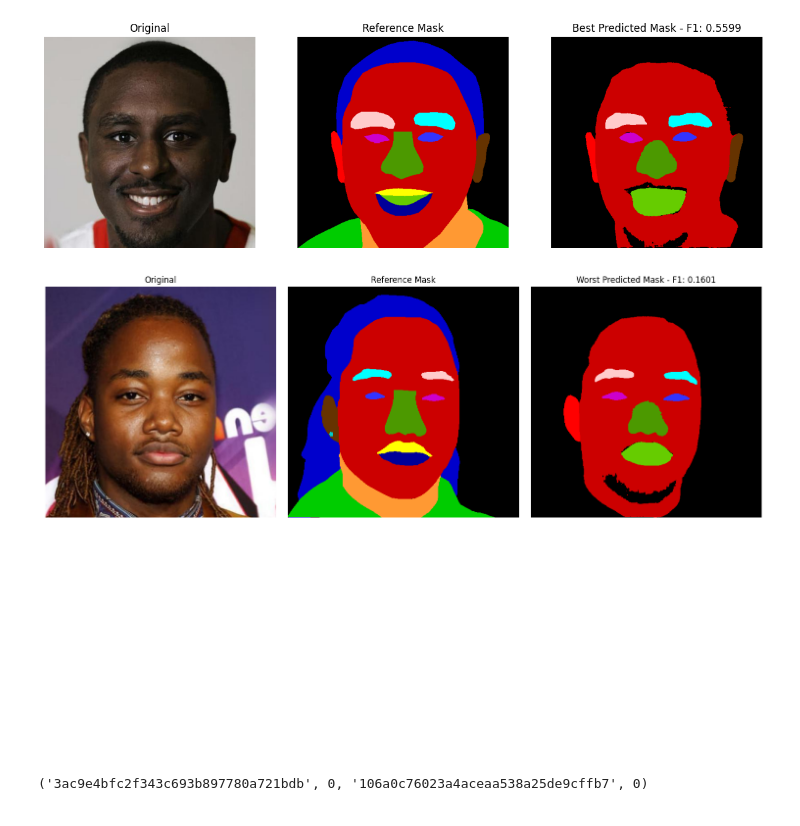
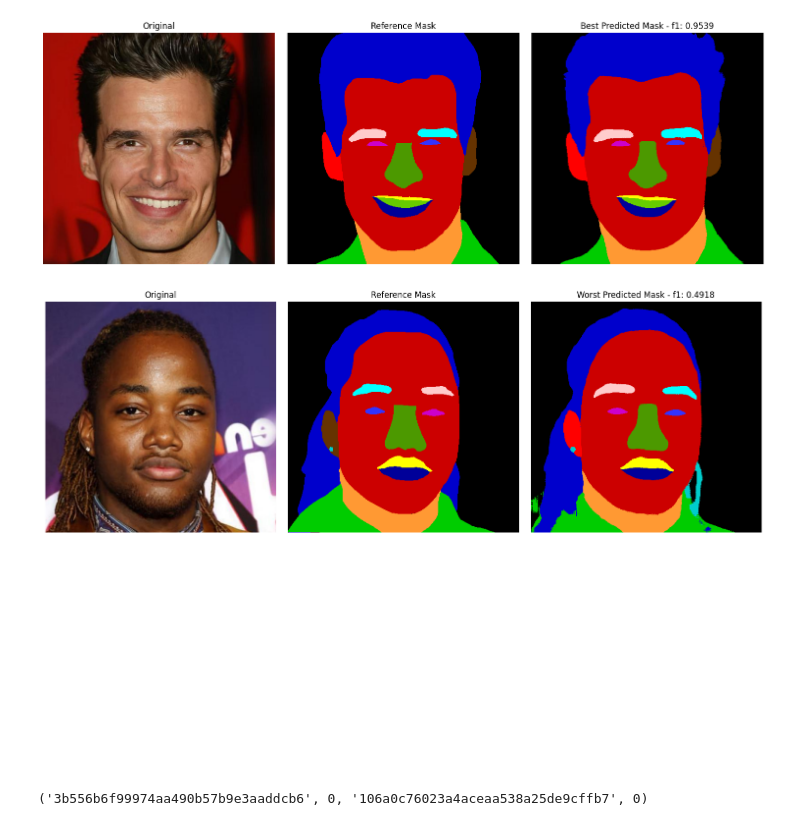
Before and after one commit to ifsheldon/PixelArena, a Jupyter notebook: draw_comparison.ipynb, the cells around one changed output. Drawn from its saved outputs; the diff is of its cells as text; code cells hidden in the pictures.

Commit message:
add segface statistics

```diff
--- a/draw_comparison.ipynb
+++ b/draw_comparison.ipynb
@@ -12,13 +12,13 @@ import matplotlib.pyplot as plt
 # %%
 original_image_path = Path("./eval-set/images-150/")
 all_image_paths = list(original_image_path.glob("*.jpg"))
-# masks_path = Path("./eval-set/masks-512/") # for sam3 and old CV models
-masks_path = Path("./eval-set/masks-1024/") # for MLLM
+masks_path = Path("./eval-set/masks-512/") # for sam3 and old CV models
+# masks_path = Path("./eval-set/masks-1024/") # for MLLM
 mask_transform = transforms.PILToTensor()
 image_ids = {image.stem for image in all_image_paths}
 image_ids_list = sorted(list(image_ids))
-# attempts = 1 # for sam3 and old CV models
-attempts = 3 # for MLLM
+attempts = 1 # for sam3 and old CV models
+# attempts = 3 # for MLLM
 
 
 @cache
@@ -38,7 +38,8 @@ result_paths = {
     # "gemini-pro-shuffled": Path("./results/gemini-pro-150-shuffled-label-colors"),
     # "gemini": Path("./results/gemini-150"),
     # "gpt": Path("./results/gpt-image-150"),
-    "sam3": Path("./results/sam3-150"),
+    # "sam3": Path("./results/sam3-150"),
+    "segface": Path("./results/segface-150"),
 }
 
 
@@ -120,8 +118,9 @@ for model, result_path in result_paths.items():
 # %%
 import pickle
 
-metrics_pkl_path = Path("metrics_sam3.pkl") # for sam3
+# metrics_pkl_path = Path("metrics_sam3.pkl") # for sam3
 # metrics_pkl_path = Path("metrics.pkl") # for MLLM
+metrics_pkl_path = Path("metrics_segface.pkl")
 
 if metrics_pkl_path.exists() and LOAD_METRICS:
     with open(metrics_pkl_path, "rb") as f:
@@ -164,6 +163,7 @@ def plot_best_worst_mask(metric: torch.Tensor, metric_name: str, model: str):
     axes[2].imshow(mask_pred)
     axes[2].set_title(f"Best Predicted Mask - {metric_name}: {max_value:.4f}")
     axes[2].axis("off")
+    plt.tight_layout()
     plt.show()
 
     m = metric.min(dim=1)
@@ -212,16 +212,16 @@ def plot_best_worst_mask(metric: torch.Tensor, metric_name: str, model: str):
 
     return best_image_id, best_attempt, worst_image_id, worst_attempt
 # %%
-model = "sam3"
+model = "segface"
 metric_name = "f1"
 print(
     plot_best_worst_mask(
         metric=metrics[metric_name][model], metric_name=metric_name, model=model
     )
 )
 # print(plot_best_worst_mask(metric_iou["gemini-pro"], "IoU", "gemini-pro"))
 # print(plot_best_worst_mask(metric_dice["gemini-pro"], "Dice", "gemini-pro"))
 # %% [output]
-[figure, old version]
+[figure, new version]
-[figure, old version]
+[figure, new version]
-('3ac9e4bfc2f343c693b897780a721bdb', 0, '106a0c76023a4aceaa538a25de9cffb7', 0)
+('3b556b6f99974aa490b57b9e3aaddcb6', 0, '106a0c76023a4aceaa538a25de9cffb7', 0)
```
Also changed, not shown: parts of 1 cell of this notebook, 1 other file.
